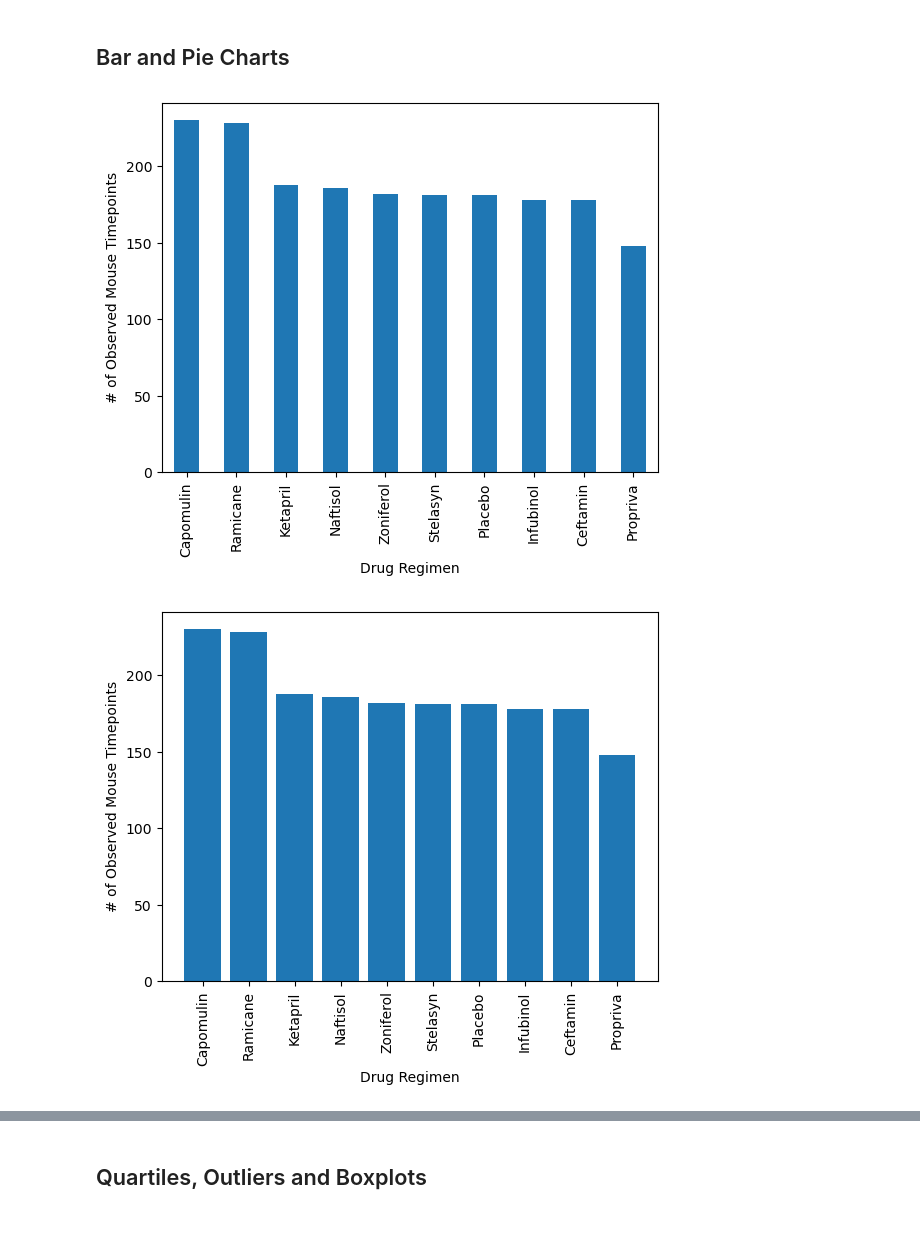
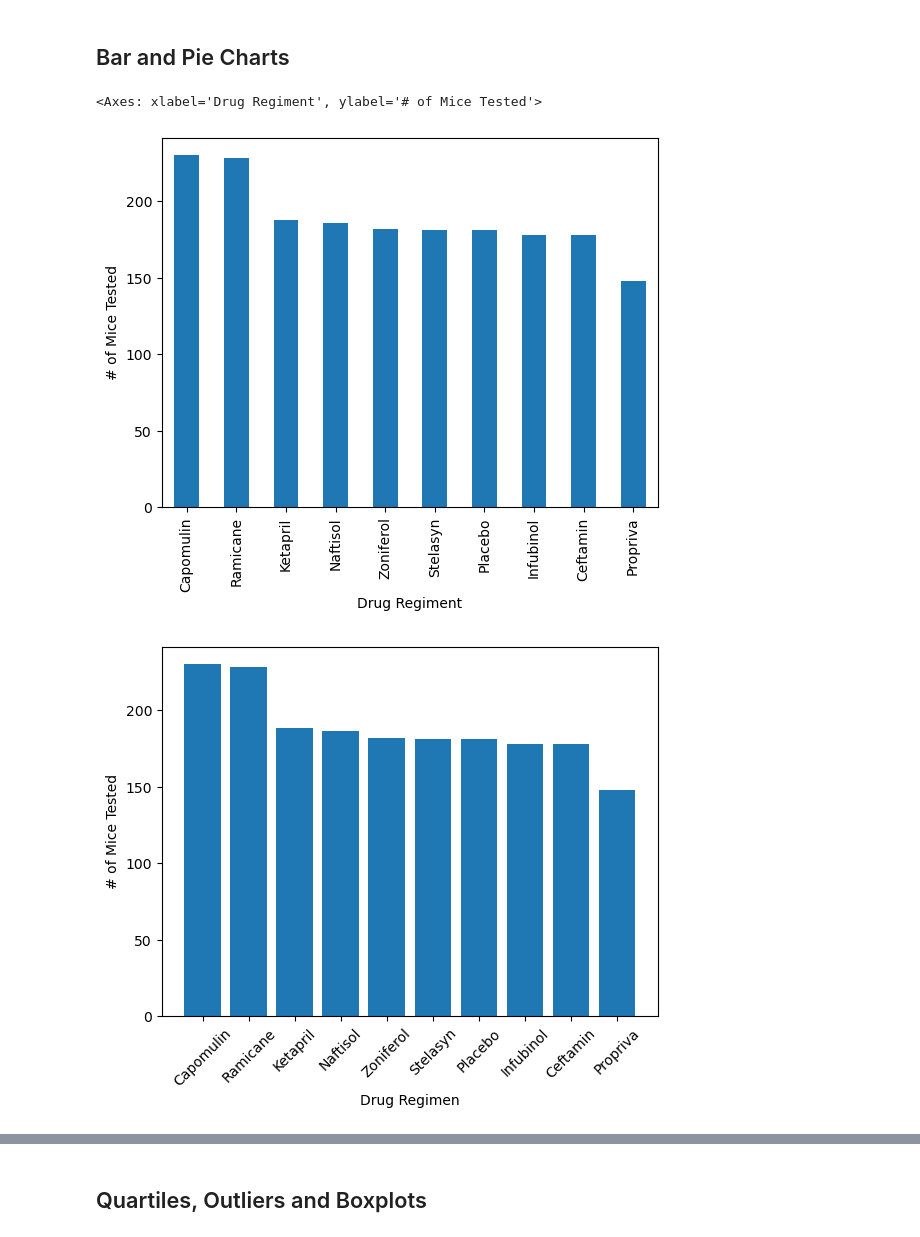
Before and after one commit to vokouns/matplotlib_challenge, a Jupyter notebook: Pymaceuticals/pymaceuticals_starter_turnin.ipynb, the cells around one changed output, grey strips where cells are left out. Drawn from its saved outputs; the diff is of its cells as text; code cells hidden in the pictures.

```diff
--- a/Pymaceuticals/pymaceuticals_starter_turnin.ipynb
+++ b/Pymaceuticals/pymaceuticals_starter_turnin.ipynb
@@ -159,12 +159,22 @@ AttributeError: 'DataFrame' object has no attribute 'group_by'
 ## Bar and Pie Charts
 # %%
 # Generate a bar plot showing the total number of rows (Mouse ID/Timepoints) for each drug regimen using Pandas.
+total_pandas = removed_duplicate_df["Drug Regimen"].value_counts()
+
+total_pandas.plot(kind="bar", xlabel="Drug Regiment", ylabel="# of Mice Tested")
 # %% [output]
+<Axes: xlabel='Drug Regiment', ylabel='# of Mice Tested'>
-[figure, old version]
+[figure, new version]
 # %%
 # Generate a bar plot showing the total number of rows (Mouse ID/Timepoints) for each drug regimen using pyplot.
+total_pyplot = removed_duplicate_df["Drug Regimen"].value_counts()
+plt.bar(total_pyplot.index.values, total_pyplot.values)
+plt.xlabel("Drug Regimen")
+plt.xticks(rotation=45)
+plt.ylabel("# of Mice Tested")
+plt.show()
 # %% [output]
-[figure, old version]
+[figure, new version]
 # %%
 # Generate a pie chart, using Pandas, showing the distribution of unique female versus male mice used in the study
 
```
Also changed, not shown: parts of 13 cells of this notebook.
